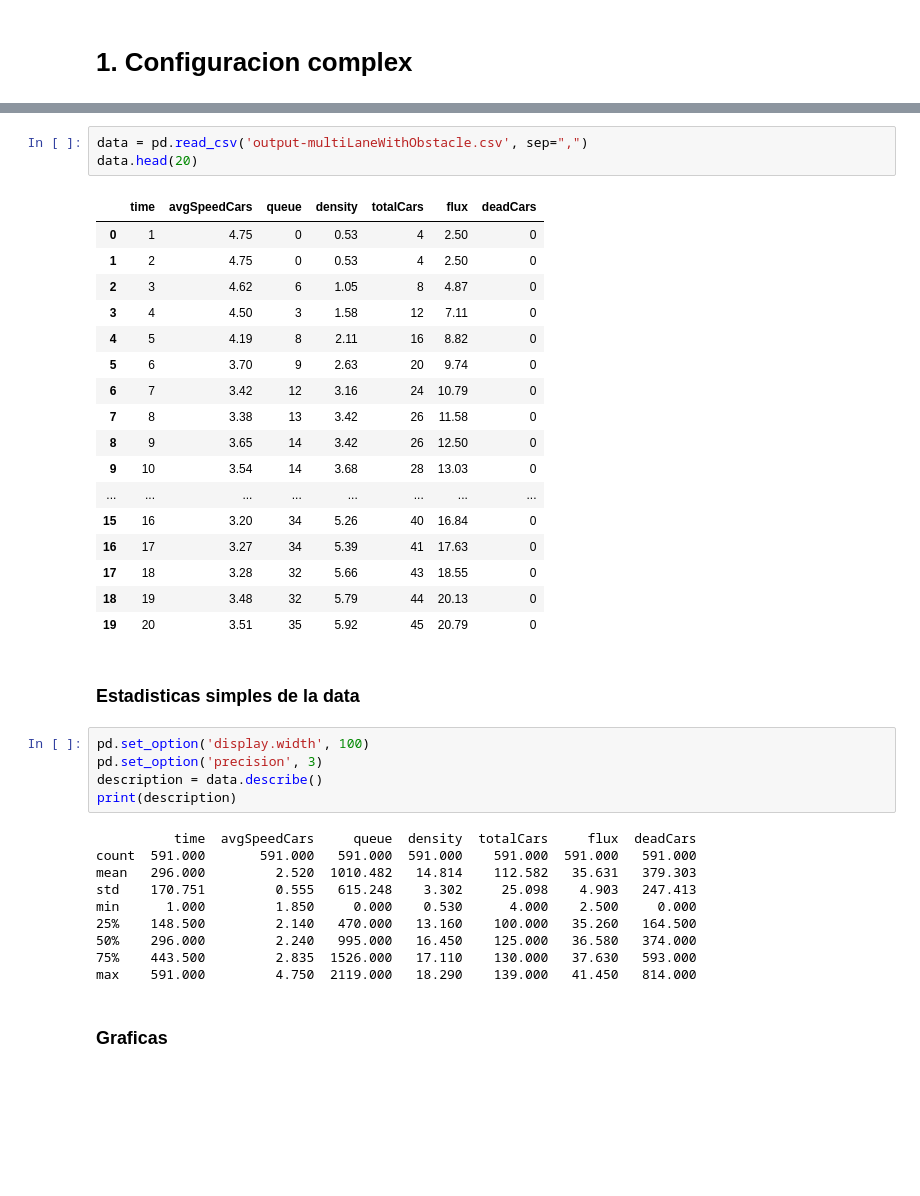
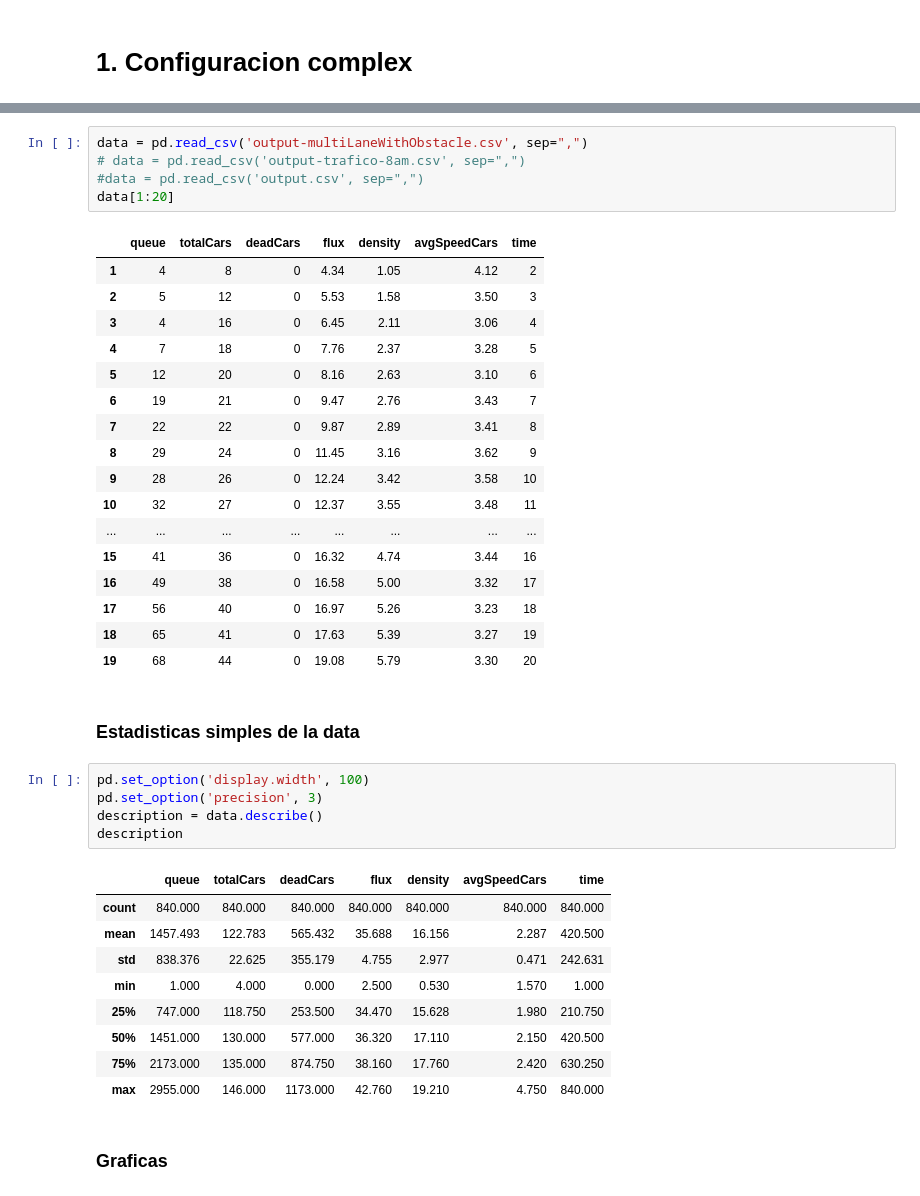
Before and after one commit to gusseppe/Nagel-Schreckenberg-simulation, a Jupyter notebook: datascience/Análisis de los resultados-multiLaneWithObstacle.ipynb, the cells around one changed output, grey strips where cells are left out. Cells and saved outputs as stored; diff of their text form; blank space fills up the shorter version.

```diff
--- a/datascience/Análisis de los resultados-multiLaneWithObstacle.ipynb
+++ b/datascience/Análisis de los resultados-multiLaneWithObstacle.ipynb
@@ -26,41 +24,43 @@ json_data
 # %%
 data = pd.read_csv('output-multiLaneWithObstacle.csv', sep=",")
-data.head(20)
+# data = pd.read_csv('output-trafico-8am.csv', sep=",")
+#data = pd.read_csv('output.csv', sep=",")
+data[1:20]
 # %% [output]
-|  | time | avgSpeedCars | queue | density | totalCars | flux | deadCars |
-| 0 | 1 | 4.75 | 0 | 0.53 | 4 | 2.50 | 0 |
-| 1 | 2 | 4.75 | 0 | 0.53 | 4 | 2.50 | 0 |
-| 2 | 3 | 4.62 | 6 | 1.05 | 8 | 4.87 | 0 |
-| 3 | 4 | 4.50 | 3 | 1.58 | 12 | 7.11 | 0 |
-| 4 | 5 | 4.19 | 8 | 2.11 | 16 | 8.82 | 0 |
-| 5 | 6 | 3.70 | 9 | 2.63 | 20 | 9.74 | 0 |
-| 6 | 7 | 3.42 | 12 | 3.16 | 24 | 10.79 | 0 |
-| 7 | 8 | 3.38 | 13 | 3.42 | 26 | 11.58 | 0 |
-| 8 | 9 | 3.65 | 14 | 3.42 | 26 | 12.50 | 0 |
-| 9 | 10 | 3.54 | 14 | 3.68 | 28 | 13.03 | 0 |
+|  | queue | totalCars | deadCars | flux | density | avgSpeedCars | time |
+| 1 | 4 | 8 | 0 | 4.34 | 1.05 | 4.12 | 2 |
+| 2 | 5 | 12 | 0 | 5.53 | 1.58 | 3.50 | 3 |
+| 3 | 4 | 16 | 0 | 6.45 | 2.11 | 3.06 | 4 |
+| 4 | 7 | 18 | 0 | 7.76 | 2.37 | 3.28 | 5 |
+| 5 | 12 | 20 | 0 | 8.16 | 2.63 | 3.10 | 6 |
+| 6 | 19 | 21 | 0 | 9.47 | 2.76 | 3.43 | 7 |
+| 7 | 22 | 22 | 0 | 9.87 | 2.89 | 3.41 | 8 |
+| 8 | 29 | 24 | 0 | 11.45 | 3.16 | 3.62 | 9 |
+| 9 | 28 | 26 | 0 | 12.24 | 3.42 | 3.58 | 10 |
+| 10 | 32 | 27 | 0 | 12.37 | 3.55 | 3.48 | 11 |
 | ... | ... | ... | ... | ... | ... | ... | ... |
-| 15 | 16 | 3.20 | 34 | 5.26 | 40 | 16.84 | 0 |
-| 16 | 17 | 3.27 | 34 | 5.39 | 41 | 17.63 | 0 |
-| 17 | 18 | 3.28 | 32 | 5.66 | 43 | 18.55 | 0 |
-| 18 | 19 | 3.48 | 32 | 5.79 | 44 | 20.13 | 0 |
-| 19 | 20 | 3.51 | 35 | 5.92 | 45 | 20.79 | 0 |
+| 15 | 41 | 36 | 0 | 16.32 | 4.74 | 3.44 | 16 |
+| 16 | 49 | 38 | 0 | 16.58 | 5.00 | 3.32 | 17 |
+| 17 | 56 | 40 | 0 | 16.97 | 5.26 | 3.23 | 18 |
+| 18 | 65 | 41 | 0 | 17.63 | 5.39 | 3.27 | 19 |
+| 19 | 68 | 44 | 0 | 19.08 | 5.79 | 3.30 | 20 |
 # %% [markdown]
 ### Estadisticas simples de la data
 # %%
 pd.set_option('display.width', 100)
 pd.set_option('precision', 3)
 description = data.describe()
-print(description)
+description
 # %% [output]
-          time  avgSpeedCars     queue  density  totalCars     flux  deadCars
-count  591.000       591.000   591.000  591.000    591.000  591.000   591.000
-mean   296.000         2.520  1010.482   14.814    112.582   35.631   379.303
-std    170.751         0.555   615.248    3.302     25.098    4.903   247.413
-min      1.000         1.850     0.000    0.530      4.000    2.500     0.000
-25%    148.500         2.140   470.000   13.160    100.000   35.260   164.500
-50%    296.000         2.240   995.000   16.450    125.000   36.580   374.000
-75%    443.500         2.835  1526.000   17.110    130.000   37.630   593.000
-max    591.000         4.750  2119.000   18.290    139.000   41.450   814.000
+|  | queue | totalCars | deadCars | flux | density | avgSpeedCars | time |
+| count | 840.000 | 840.000 | 840.000 | 840.000 | 840.000 | 840.000 | 840.000 |
+| mean | 1457.493 | 122.783 | 565.432 | 35.688 | 16.156 | 2.287 | 420.500 |
+| std | 838.376 | 22.625 | 355.179 | 4.755 | 2.977 | 0.471 | 242.631 |
+| min | 1.000 | 4.000 | 0.000 | 2.500 | 0.530 | 1.570 | 1.000 |
+| 25% | 747.000 | 118.750 | 253.500 | 34.470 | 15.628 | 1.980 | 210.750 |
+| 50% | 1451.000 | 130.000 | 577.000 | 36.320 | 17.110 | 2.150 | 420.500 |
+| 75% | 2173.000 | 135.000 | 874.750 | 38.160 | 17.760 | 2.420 | 630.250 |
+| max | 2955.000 | 146.000 | 1173.000 | 42.760 | 19.210 | 4.750 | 840.000 |
 # %% [markdown]
 ### Graficas
 # %%
```
Also changed, not shown: parts of 9 cells of this notebook, 19 other files.
